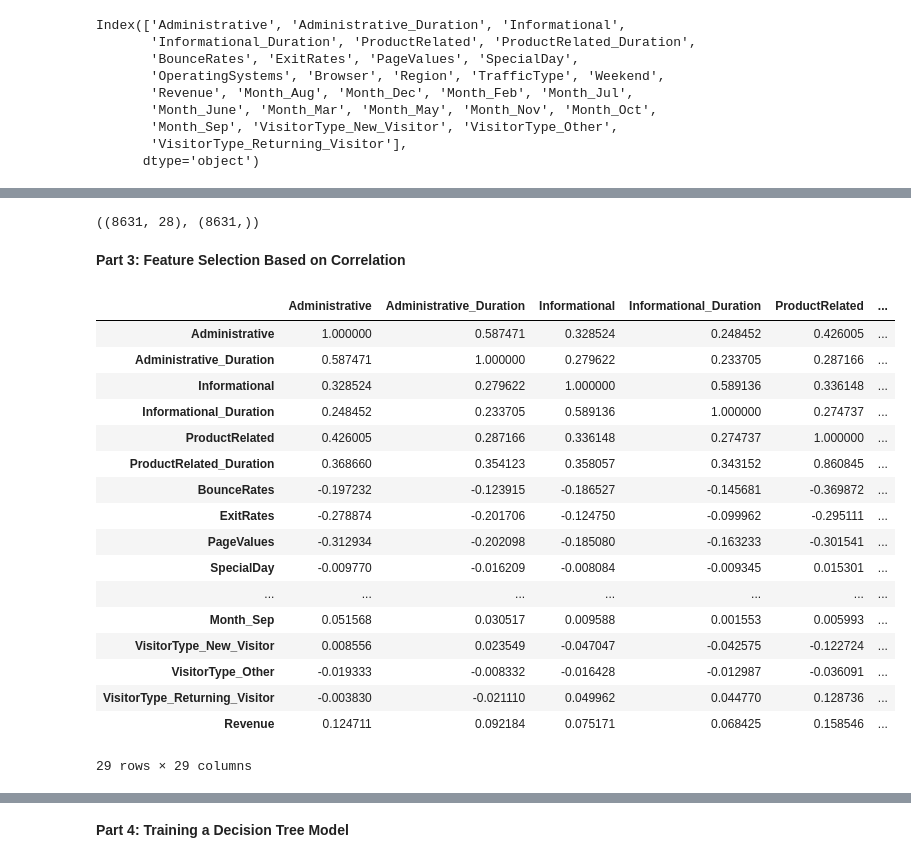
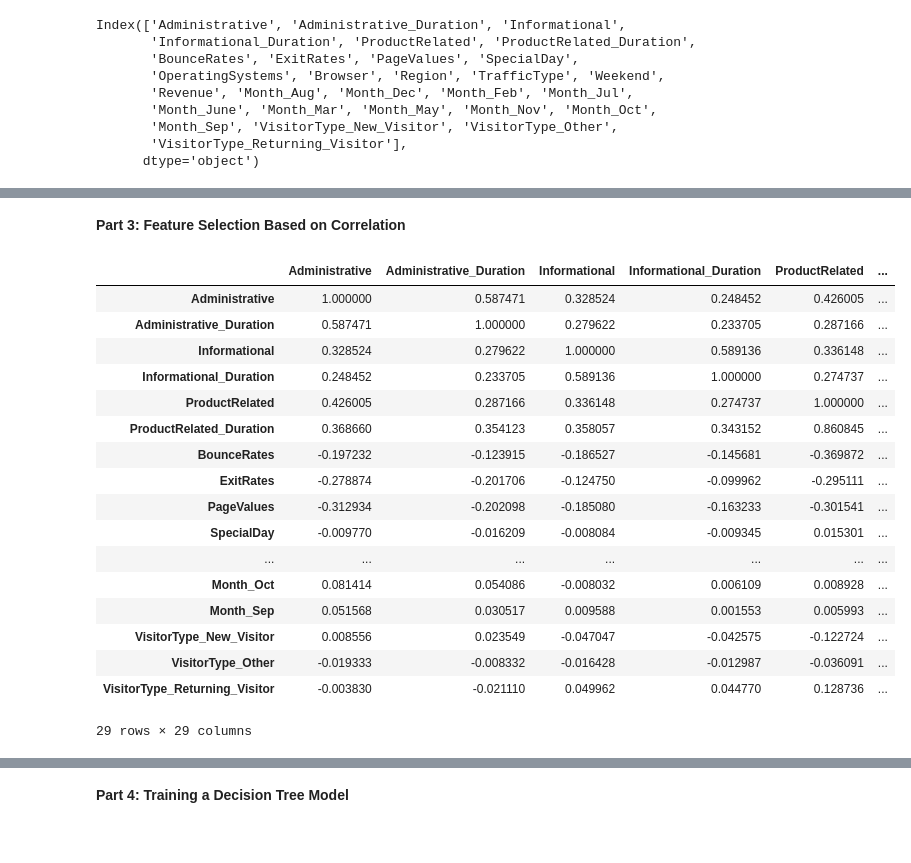
Before and after one commit to dennislamcv1/UPennData, a Jupyter notebook: Intro to Predictive Analytics Using Python/Graded_Assignment.ipynb, the cells around one changed output, grey strips where cells are left out. Saved outputs shown, nothing was run; the diff lists cells and outputs as text; code cells hidden in the pictures.

```diff
--- a/Intro to Predictive Analytics Using Python/Graded_Assignment.ipynb
+++ b/Intro to Predictive Analytics Using Python/Graded_Assignment.ipynb
@@ -281,3 +187,0 @@ shoppers_df.head()
-# %%
-# Concatenate the original DataFrame with encoded DataFrame
-shoppers_df = pd.concat([shoppers_df, encoded_df], axis=1)
@@ -283,0 +204,3 @@ shoppers_df = pd.concat([shoppers_df, encoded_df], axis=1)
+# %%
+shoppers_df = pd.get_dummies(shoppers_df, columns=["Month", "VisitorType"], drop_first=False)
+shoppers_df.head()
@@ -338,11 +230,0 @@ Index(['Administrative', 'Administrative_Duration', 'Informational',
-# %%
-# List of columns to convert to uint8
-uint8_cols = ['Month_Aug', 'Month_Dec', 'Month_Feb', 'Month_Jul',
-              'Month_June', 'Month_Mar', 'Month_May', 'Month_Nov',
-              'Month_Oct', 'Month_Sep', 'VisitorType_New_Visitor', 'VisitorType_Other', 'VisitorType_Returning_Visitor']
-
-# Convert selected columns to uint8
-shoppers_df[uint8_cols] = shoppers_df[uint8_cols].astype('uint8')
-
-# Verify data types
-print(shoppers_df.dtypes)
@@ -389,4 +275,0 @@ shoppers_df.shape
-# %%
-# Move 'Revenue' to the last column
-revenue_col = shoppers_df.pop('Revenue')  # Remove 'Revenue' column
-shoppers_df['Revenue'] = revenue_col  # Add it back as the last column
@@ -414,7 +276,3 @@ X_train, X_test, y_train, y_test = train_test_split(X, y, test_size=0.3, random_
-# %%
-X_train.shape, y_train.shape
-# %% [output]
-((8631, 28), (8631,))
 # %%
 ##########################
 ### TEST YOUR SOLUTION ###
@@ -443,38 +301,39 @@ correlation between the features and the target variable.
 2. Visualize the correlation matrix using seaborn's heatmap() function
 
 3. Select the eight features that have the highest correlation with the target variable 'Revenue'.
    Create a list containing the names of these five features.
 
 4. Create "update_X_train" and "update_X_test" variables to store all the data for only these five features.
 
 NOTE:
 - Your plot cannot be autograded.
 - If you go to the guide, there will be a PDF with the solution plot.
 - Please check it and if your answer matches, set the variable q3_plot_check = 'yes' .
 
 """
 
 q3_plot_check = 'yes' # change to yes after you verify your plot
 
 
-# YOUR CODE HERE
-shoppers_df.corr()
+# Step 1: Calculate correlation matrix
+correlation_matrix = shoppers_df.corr()
+correlation_matrix
 # %% [output]
 |  | Administrative | Administrative_Duration | Informational | Informational_Duration | ProductRelated | ... |
 | Administrative | 1.000000 | 0.587471 | 0.328524 | 0.248452 | 0.426005 | ... |
 | Administrative_Duration | 0.587471 | 1.000000 | 0.279622 | 0.233705 | 0.287166 | ... |
 | Informational | 0.328524 | 0.279622 | 1.000000 | 0.589136 | 0.336148 | ... |
 | Informational_Duration | 0.248452 | 0.233705 | 0.589136 | 1.000000 | 0.274737 | ... |
 | ProductRelated | 0.426005 | 0.287166 | 0.336148 | 0.274737 | 1.000000 | ... |
 | ProductRelated_Duration | 0.368660 | 0.354123 | 0.358057 | 0.343152 | 0.860845 | ... |
 | BounceRates | -0.197232 | -0.123915 | -0.186527 | -0.145681 | -0.369872 | ... |
 | ExitRates | -0.278874 | -0.201706 | -0.124750 | -0.099962 | -0.295111 | ... |
 | PageValues | -0.312934 | -0.202098 | -0.185080 | -0.163233 | -0.301541 | ... |
 | SpecialDay | -0.009770 | -0.016209 | -0.008084 | -0.009345 | 0.015301 | ... |
 | ... | ... | ... | ... | ... | ... | ... |
+| Month_Oct | 0.081414 | 0.054086 | -0.008032 | 0.006109 | 0.008928 | ... |
 | Month_Sep | 0.051568 | 0.030517 | 0.009588 | 0.001553 | 0.005993 | ... |
 | VisitorType_New_Visitor | 0.008556 | 0.023549 | -0.047047 | -0.042575 | -0.122724 | ... |
 | VisitorType_Other | -0.019333 | -0.008332 | -0.016428 | -0.012987 | -0.036091 | ... |
 | VisitorType_Returning_Visitor | -0.003830 | -0.021110 | 0.049962 | 0.044770 | 0.128736 | ... |
-| Revenue | 0.124711 | 0.092184 | 0.075171 | 0.068425 | 0.158546 | ... |
 29 rows × 29 columns
```
Also changed, not shown: parts of 61 cells of this notebook, 10 other files.
